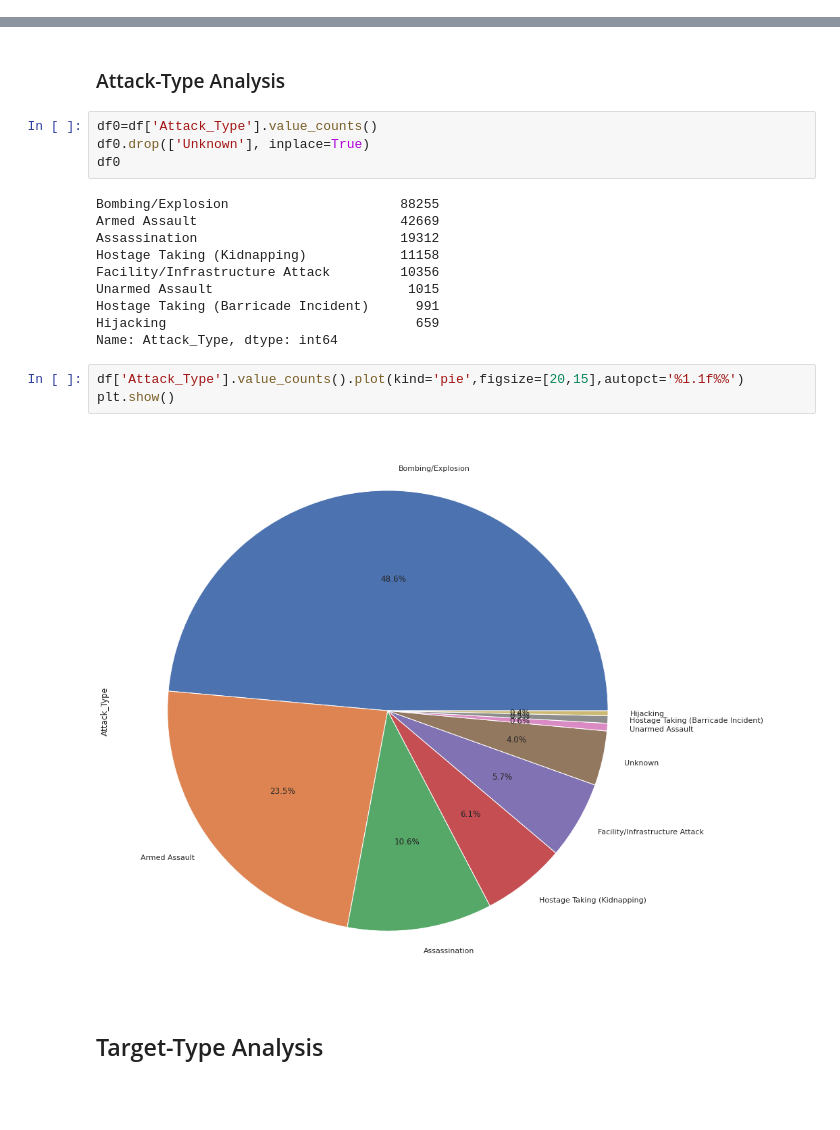
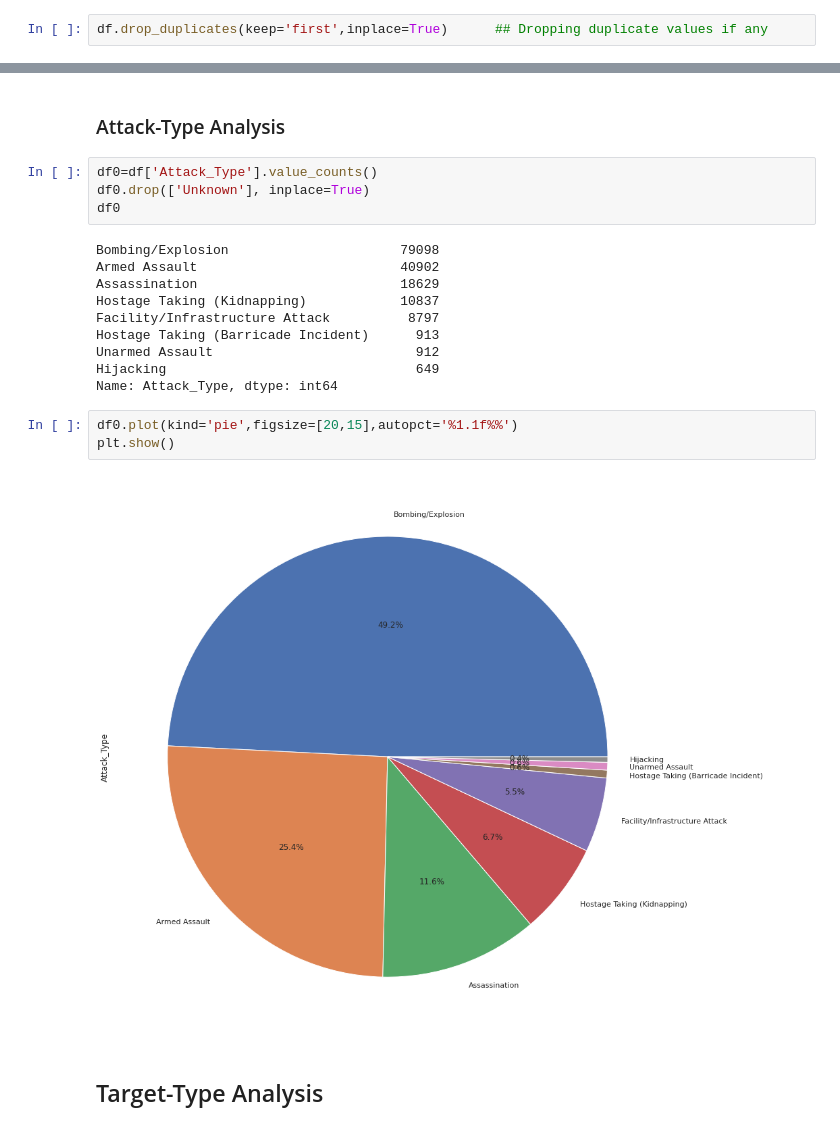
Before and after one commit to Prasad-Khedkar/Global-Terrorism-EDA, a Jupyter notebook: Global_Terrorism(EDA).ipynb, the cells around one changed output, grey strips where cells are left out. Drawn from its saved outputs; the diff is of its cells as text; blank space fills up the shorter version.

```diff
--- a/Global_Terrorism(EDA).ipynb
+++ b/Global_Terrorism(EDA).ipynb
@@ -61 +67,3 @@ df.head()
+# %%
+df.drop_duplicates(keep='first',inplace=True)      ## Dropping duplicate values if any
 # %%
@@ -152,20 +171,20 @@ df0=df['Attack_Type'].value_counts()
 df0.drop(['Unknown'], inplace=True)
 df0
 # %% [output]
-Bombing/Explosion                      88255
-Armed Assault                          42669
-Assassination                          19312
-Hostage Taking (Kidnapping)            11158
-Facility/Infrastructure Attack         10356
-Unarmed Assault                         1015
-Hostage Taking (Barricade Incident)      991
-Hijacking                                659
+Bombing/Explosion                      79098
+Armed Assault                          40902
+Assassination                          18629
+Hostage Taking (Kidnapping)            10837
+Facility/Infrastructure Attack          8797
+Hostage Taking (Barricade Incident)      913
+Unarmed Assault                          912
+Hijacking                                649
 Name: Attack_Type, dtype: int64
 # %%
-df['Attack_Type'].value_counts().plot(kind='pie',figsize=[20,15],autopct='%1.1f%%')
+df0.plot(kind='pie',figsize=[20,15],autopct='%1.1f%%')
 plt.show()
 # %% [output]
-[figure, old version]
+[figure, new version]
 # %% [markdown]
 ## Target-Type Analysis
 # %%
```
Also changed, not shown: parts of 31 cells of this notebook.
